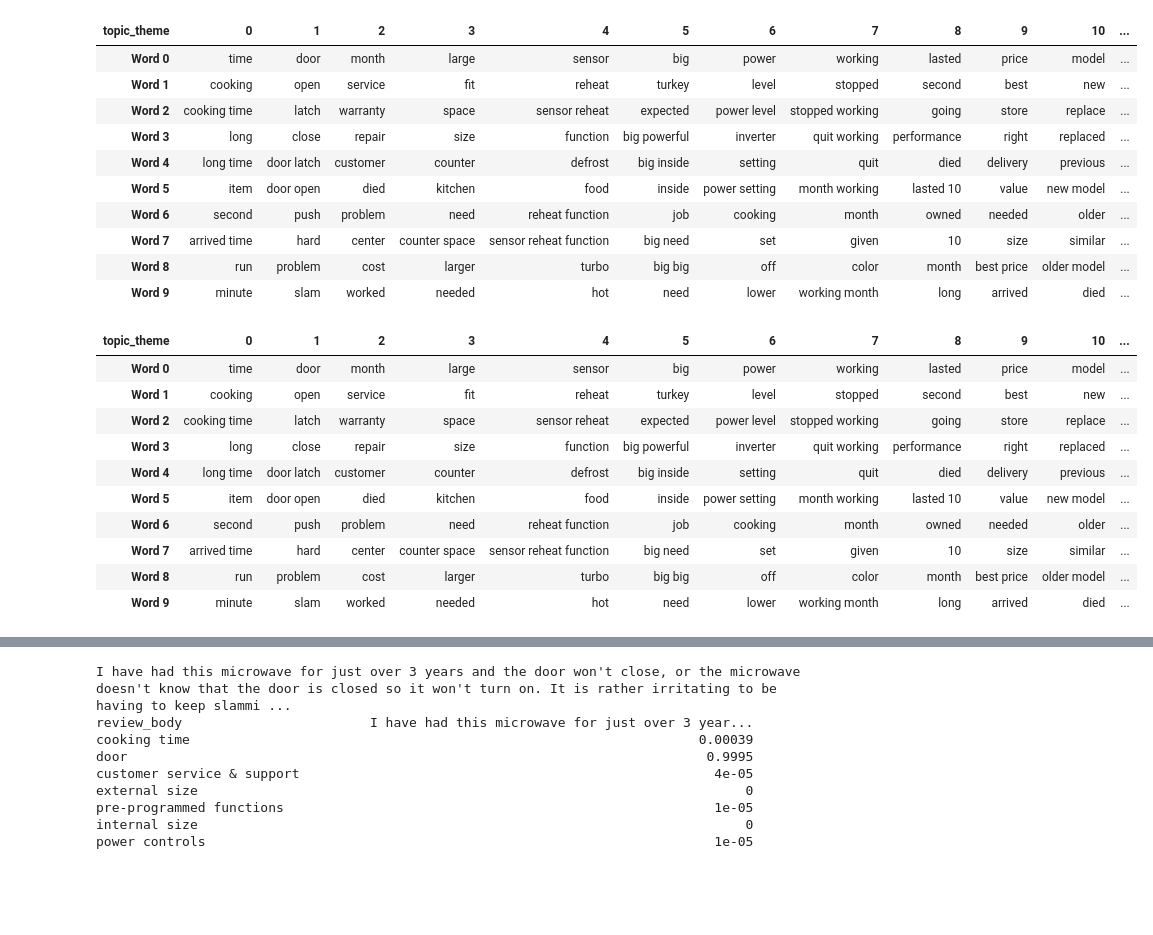
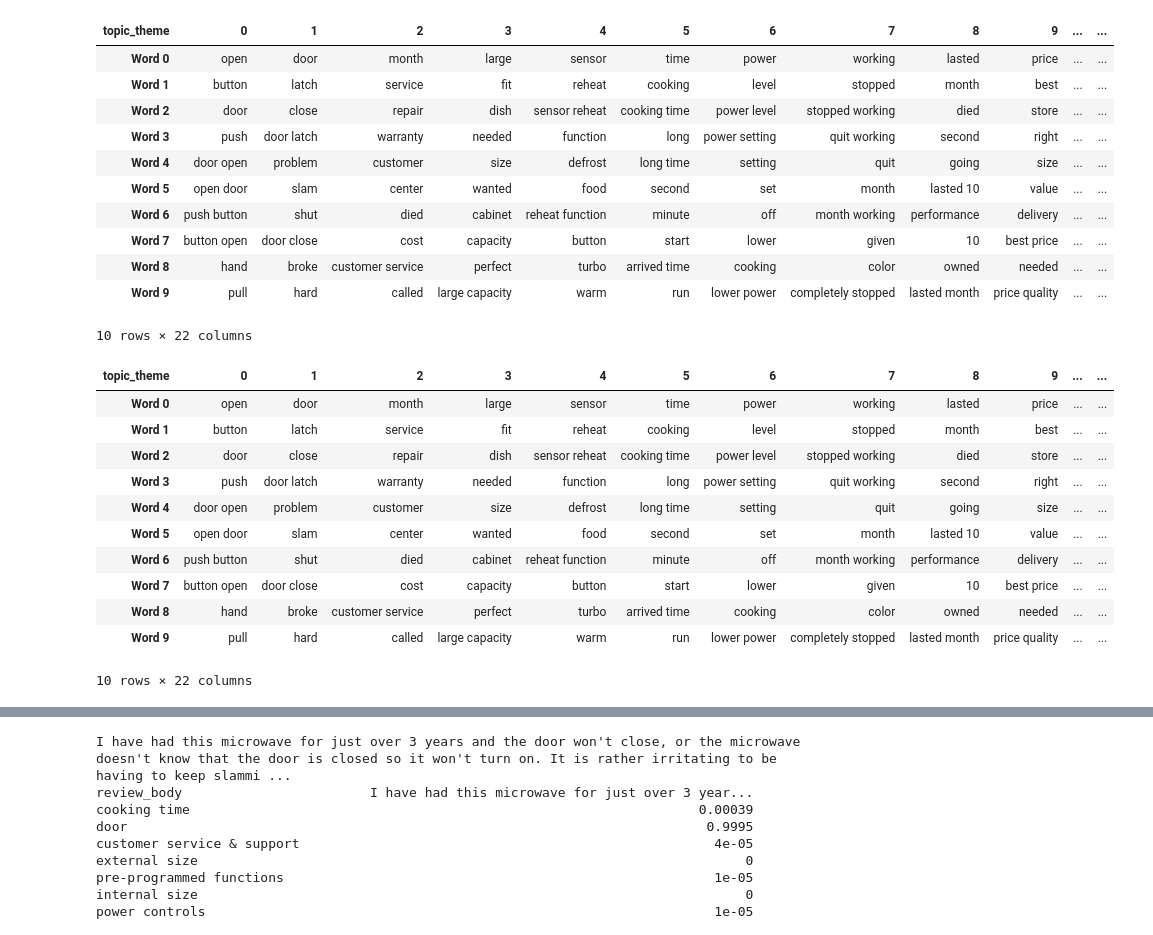
Before and after one commit to GrilledJeez/amazon_product_feature_analysis, a Jupyter notebook: modeling.ipynb, the cells around one changed output, grey strips where cells are left out. Cells and saved outputs as stored; diff of their text form; code cells hidden in the pictures; blank space fills up the shorter version.

```diff
--- a/modeling.ipynb
+++ b/modeling.ipynb
@@ -42,7 +42,7 @@ def vectorize_this(max_features, min_df, max_df, ngram_max):
     X = vectorizer.fit_transform(X)
     return X, vectorizer
 # %%
-X, vectorizer = vectorize_this(10000, 2, .9, 3)
+X, vectorizer = vectorize_this(10000, 2, .95, 2)
 # %%
 def make_nmf(n_components, alpha, X):
     nmf = NMF(
@@ -135,19 +136,20 @@ def nmf_featurizer(max_features=10000, min_df=4, max_df=.8, ngram_max = 2, n_com
     df_topic_keywords.set_index('topic_theme', inplace=True)
     return df_topic_keywords.T
 # %%
-nmf_featurizer(max_df=.9, ngram_max=3, n_components=16)
+nmf_featurizer(max_df=.95, ngram_max=2, n_components=22)
 # %% [output]
-| topic_theme | 0 | 1 | 2 | 3 | 4 | 5 | 6 | 7 | 8 | 9 | 10 | ... |
-| Word 0 | time | door | month | large | sensor | big | power | working | lasted | price | model | ... |
-| Word 1 | cooking | open | service | fit | reheat | turkey | level | stopped | second | best | new | ... |
-| Word 2 | cooking time | latch | warranty | space | sensor reheat | expected | power level | stopped working | going | store | replace | ... |
-| Word 3 | long | close | repair | size | function | big powerful | inverter | quit working | performance | right | replaced | ... |
-| Word 4 | long time | door latch | customer | counter | defrost | big inside | setting | quit | died | delivery | previous | ... |
-| Word 5 | item | door open | died | kitchen | food | inside | power setting | month working | lasted 10 | value | new model | ... |
-| Word 6 | second | push | problem | need | reheat function | job | cooking | month | owned | needed | older | ... |
-| Word 7 | arrived time | hard | center | counter space | sensor reheat function | big need | set | given | 10 | size | similar | ... |
-| Word 8 | run | problem | cost | larger | turbo | big big | off | color | month | best price | older model | ... |
-| Word 9 | minute | slam | worked | needed | hot | need | lower | working month | long | arrived | died | ... |
+| topic_theme | 0 | 1 | 2 | 3 | 4 | 5 | 6 | 7 | 8 | 9 | ... | ... |
+| Word 0 | open | door | month | large | sensor | time | power | working | lasted | price | ... | ... |
+| Word 1 | button | latch | service | fit | reheat | cooking | level | stopped | month | best | ... | ... |
+| Word 2 | door | close | repair | dish | sensor reheat | cooking time | power level | stopped working | died | store | ... | ... |
+| Word 3 | push | door latch | warranty | needed | function | long | power setting | quit working | second | right | ... | ... |
+| Word 4 | door open | problem | customer | size | defrost | long time | setting | quit | going | size | ... | ... |
+| Word 5 | open door | slam | center | wanted | food | second | set | month | lasted 10 | value | ... | ... |
+| Word 6 | push button | shut | died | cabinet | reheat function | minute | off | month working | performance | delivery | ... | ... |
+| Word 7 | button open | door close | cost | capacity | button | start | lower | given | 10 | best price | ... | ... |
+| Word 8 | hand | broke | customer service | perfect | turbo | arrived time | cooking | color | owned | needed | ... | ... |
+| Word 9 | pull | hard | called | large capacity | warm | run | lower power | completely stopped | lasted month | price quality | ... | ... |
+10 rows × 22 columns
 # %%
 vocabulary = np.array(vectorizer.get_feature_names())
 # %%
@@ -167,19 +169,20 @@ def label_topics(H, vocabulary):
         print()
     return topic_labels
 # %%
-nmf_featurizer(max_df=.9, ngram_max=3, n_components=16)
+nmf_featurizer(max_df=.95, ngram_max=2, n_components=22)
 # %% [output]
-| topic_theme | 0 | 1 | 2 | 3 | 4 | 5 | 6 | 7 | 8 | 9 | 10 | ... |
-| Word 0 | time | door | month | large | sensor | big | power | working | lasted | price | model | ... |
-| Word 1 | cooking | open | service | fit | reheat | turkey | level | stopped | second | best | new | ... |
-| Word 2 | cooking time | latch | warranty | space | sensor reheat | expected | power level | stopped working | going | store | replace | ... |
-| Word 3 | long | close | repair | size | function | big powerful | inverter | quit working | performance | right | replaced | ... |
-| Word 4 | long time | door latch | customer | counter | defrost | big inside | setting | quit | died | delivery | previous | ... |
-| Word 5 | item | door open | died | kitchen | food | inside | power setting | month working | lasted 10 | value | new model | ... |
-| Word 6 | second | push | problem | need | reheat function | job | cooking | month | owned | needed | older | ... |
-| Word 7 | arrived time | hard | center | counter space | sensor reheat function | big need | set | given | 10 | size | similar | ... |
-| Word 8 | run | problem | cost | larger | turbo | big big | off | color | month | best price | older model | ... |
-| Word 9 | minute | slam | worked | needed | hot | need | lower | working month | long | arrived | died | ... |
+| topic_theme | 0 | 1 | 2 | 3 | 4 | 5 | 6 | 7 | 8 | 9 | ... | ... |
+| Word 0 | open | door | month | large | sensor | time | power | working | lasted | price | ... | ... |
+| Word 1 | button | latch | service | fit | reheat | cooking | level | stopped | month | best | ... | ... |
+| Word 2 | door | close | repair | dish | sensor reheat | cooking time | power level | stopped working | died | store | ... | ... |
+| Word 3 | push | door latch | warranty | needed | function | long | power setting | quit working | second | right | ... | ... |
+| Word 4 | door open | problem | customer | size | defrost | long time | setting | quit | going | size | ... | ... |
+| Word 5 | open door | slam | center | wanted | food | second | set | month | lasted 10 | value | ... | ... |
+| Word 6 | push button | shut | died | cabinet | reheat function | minute | off | month working | performance | delivery | ... | ... |
+| Word 7 | button open | door close | cost | capacity | button | start | lower | given | 10 | best price | ... | ... |
+| Word 8 | hand | broke | customer service | perfect | turbo | arrived time | cooking | color | owned | needed | ... | ... |
+| Word 9 | pull | hard | called | large capacity | warm | run | lower power | completely stopped | lasted month | price quality | ... | ... |
+10 rows × 22 columns
 # %%
 topic_labels = label_topics(H,vocabulary)
 # %% [output]
```
Also changed, not shown: parts of 10 cells of this notebook, 1 other file.
